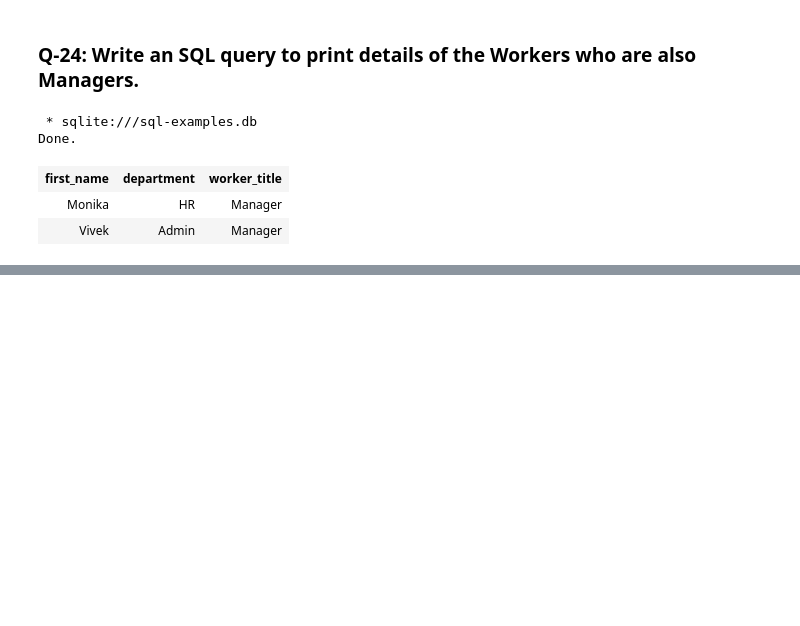
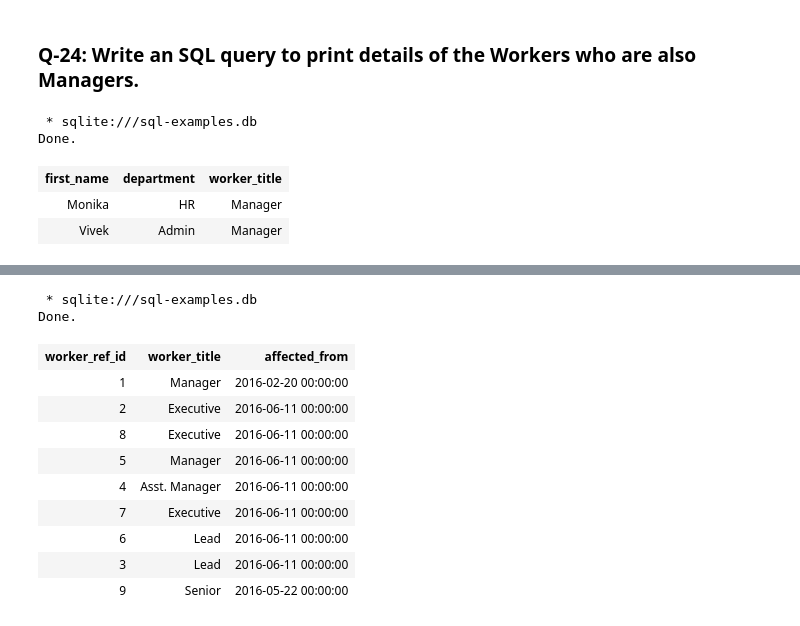
Before and after one commit to mrkizmaz/SQL-Operations, a Jupyter notebook: SQL-50examples.ipynb, the cells around one changed output, grey strips where cells are left out. Cells and saved outputs as stored; diff of their text form; code cells hidden in the pictures; blank space fills up the shorter version.

```diff
--- a/SQL-50examples.ipynb
+++ b/SQL-50examples.ipynb
@@ -563,0 +594,16 @@ Done.
+# %%
+%%sql
+SELECT * FROM Title;
+# %% [output]
+ * sqlite:///sql-examples.db
+Done.
+| worker_ref_id | worker_title | affected_from |
+| 1 | Manager | 2016-02-20 00:00:00 |
+| 2 | Executive | 2016-06-11 00:00:00 |
+| 8 | Executive | 2016-06-11 00:00:00 |
+| 5 | Manager | 2016-06-11 00:00:00 |
+| 4 | Asst. Manager | 2016-06-11 00:00:00 |
+| 7 | Executive | 2016-06-11 00:00:00 |
+| 6 | Lead | 2016-06-11 00:00:00 |
+| 3 | Lead | 2016-06-11 00:00:00 |
+| 9 | Senior | 2016-05-22 00:00:00 |
```
Also changed, not shown: parts of 18 cells of this notebook.
